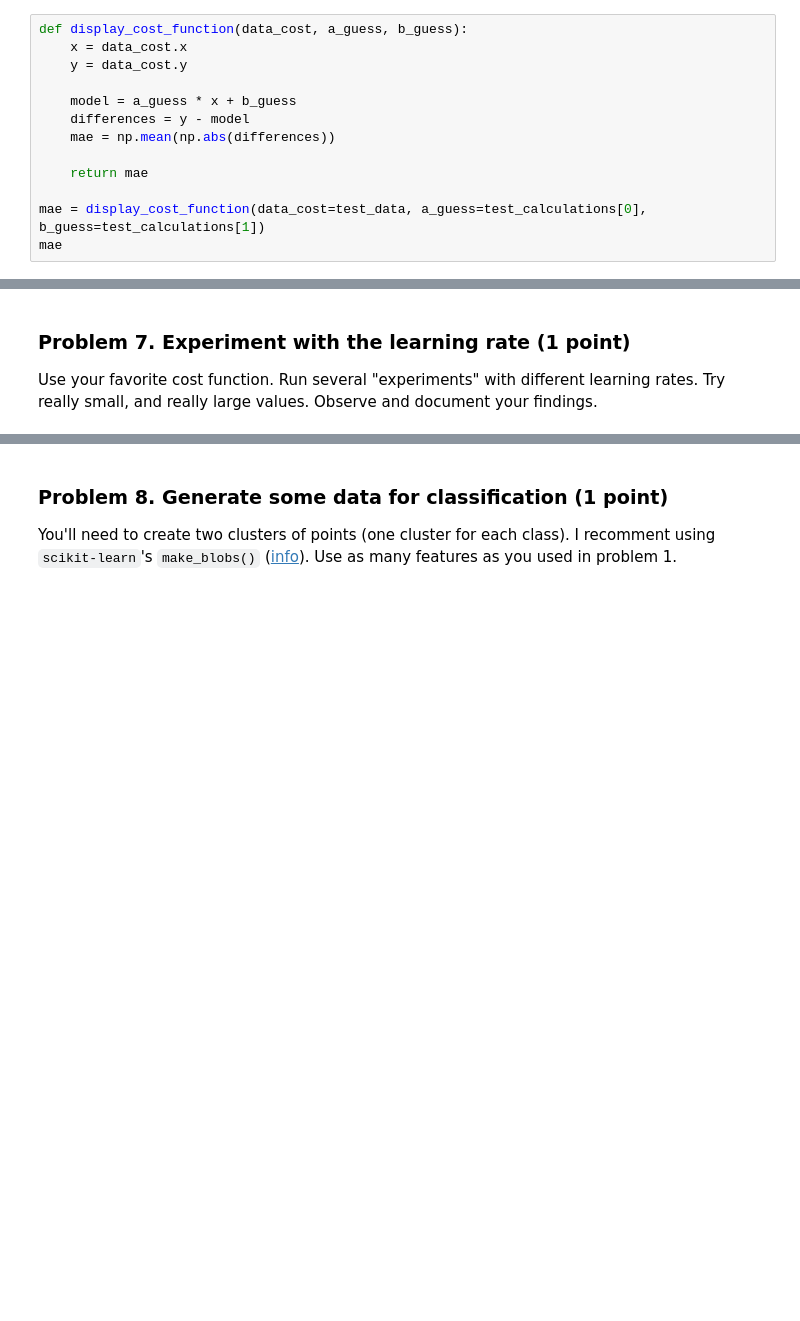
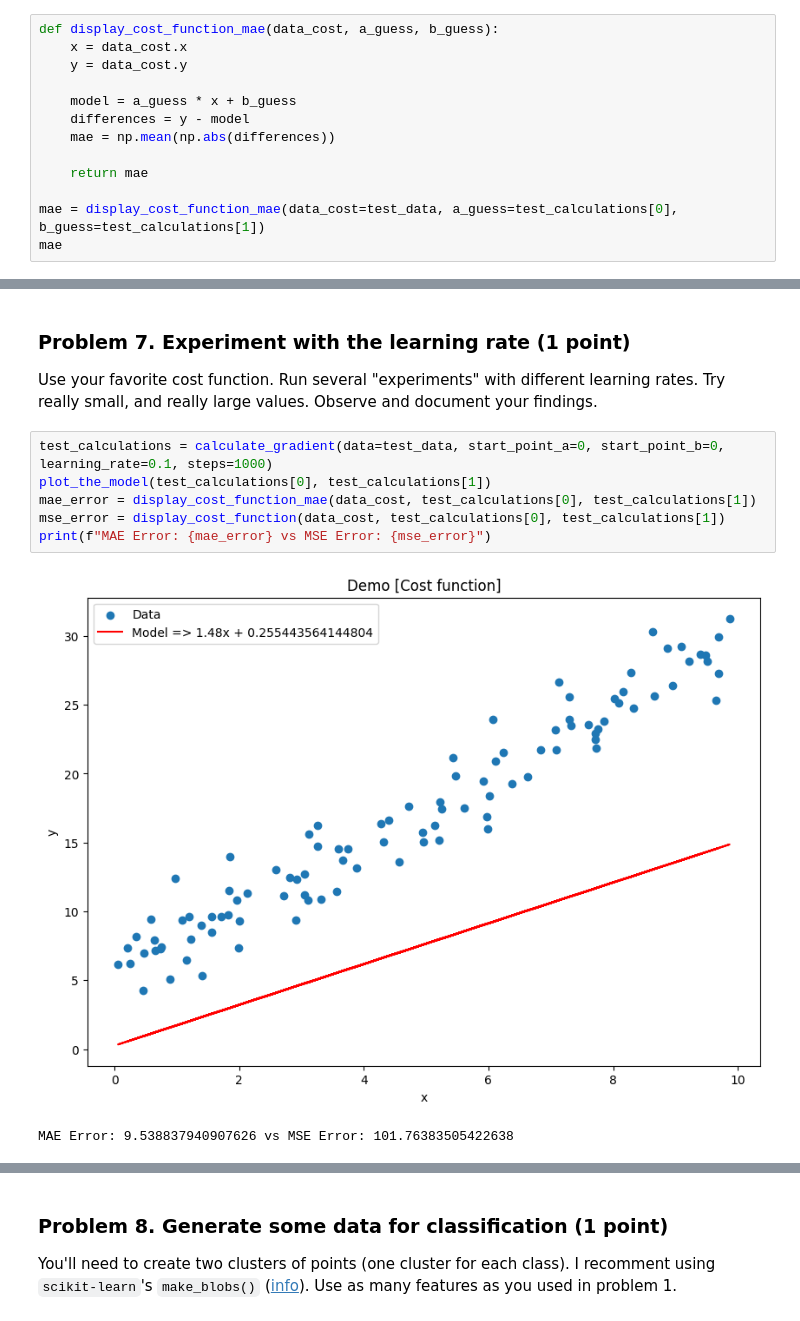
Before and after one commit to plamensve/Data_Science_Upskill_Softuni, a Jupyter notebook: 08_regression_models/Regression Models Lab.ipynb, the cells around one changed output, grey strips where cells are left out. Cells and saved outputs as stored; diff of their text form; blank space fills up the shorter version.

```diff
--- a/08_regression_models/Regression Models Lab.ipynb
+++ b/08_regression_models/Regression Models Lab.ipynb
@@ -394,7 +390,7 @@ Repeat the process in problems 4 and 5 with MAE, and then again - with the [Hube
 
 Explain your findings. Is there a cost function that works much better? How about speed of training (measured in wall time)?
 # %%
-def display_cost_function(data_cost, a_guess, b_guess):
+def display_cost_function_mae(data_cost, a_guess, b_guess):
     x = data_cost.x
     y = data_cost.y
 
@@ -404,7 +400,7 @@ def display_cost_function(data_cost, a_guess, b_guess):
 
     return mae
 
-mae = display_cost_function(data_cost=test_data, a_guess=test_calculations[0], b_guess=test_calculations[1])
+mae = display_cost_function_mae(data_cost=test_data, a_guess=test_calculations[0], b_guess=test_calculations[1])
 mae
 # %% [output]
 np.float64(2.4423689659419345)
@@ -414,3 +423,12 @@ np.float64(2.4423689659419345)
 # %% [markdown]
 ### Problem 7. Experiment with the learning rate (1 point)
 Use your favorite cost function. Run several "experiments" with different learning rates. Try really small, and really large values. Observe and document your findings.
+# %%
+test_calculations = calculate_gradient(data=test_data, start_point_a=0, start_point_b=0, learning_rate=0.1, steps=1000)
+plot_the_model(test_calculations[0], test_calculations[1])
+mae_error = display_cost_function_mae(data_cost, test_calculations[0], test_calculations[1])
+mse_error = display_cost_function(data_cost, test_calculations[0], test_calculations[1])
+print(f"MAE Error: {mae_error} vs MSE Error: {mse_error}")
+# %% [output]
+[figure, added]
+MAE Error: 9.538837940907626 vs MSE Error: 101.76383505422638
```
Also changed, not shown: parts of 9 cells of this notebook.
